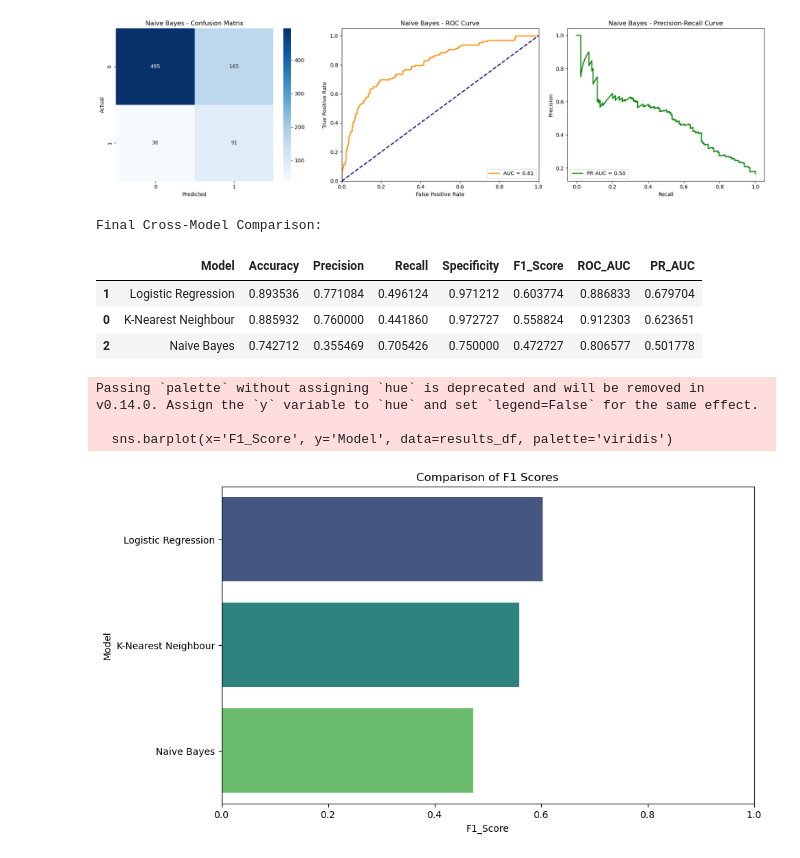
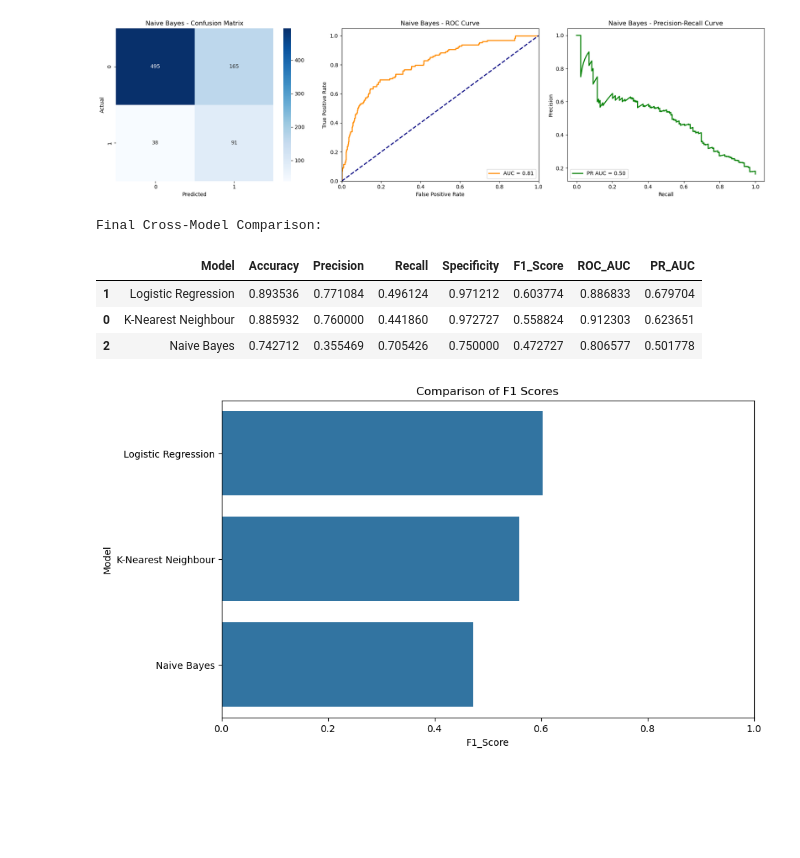
Before and after one commit to akay6483/mmml-ecommerce, a Jupyter notebook: notebook/m2/classification.ipynb, the cells around one changed output. Drawn from its saved outputs; the diff is of its cells as text; code cells hidden in the pictures; blank space fills up the shorter version.

```diff
--- a/notebook/m2/classification.ipynb
+++ b/notebook/m2/classification.ipynb
@@ -209,33 +187,25 @@ Classification Report:
 weighted avg       0.83      0.74      0.77       789
 [figure]
 # %%
-# Create Comparison DataFrame
 results_df = pd.DataFrame(model_comparison)
 
-# Sort by F1 Score (or Accuracy) to see best performers
 results_df = results_df.sort_values(by='F1_Score', ascending=False)
 
-# Display
 print("Final Cross-Model Comparison:")
-# Styling the dataframe for better readability if using Jupyter
 try:
     display(results_df.style.background_gradient(cmap='Greens'))
 except:
     print(results_df)
 
-# Optional: Bar chart for F1 Score Comparison
 plt.figure(figsize=(10, 6))
-sns.barplot(x='F1_Score', y='Model', data=results_df, palette='viridis')
+sns.barplot(x='F1_Score', y='Model', data=results_df)
 plt.title('Comparison of F1 Scores')
 plt.xlim(0, 1)
 plt.show()
 # %% [output]
 Final Cross-Model Comparison:
 |  | Model | Accuracy | Precision | Recall | Specificity | F1_Score | ROC_AUC | PR_AUC |
 | 1 | Logistic Regression | 0.893536 | 0.771084 | 0.496124 | 0.971212 | 0.603774 | 0.886833 | 0.679704 |
 | 0 | K-Nearest Neighbour | 0.885932 | 0.760000 | 0.441860 | 0.972727 | 0.558824 | 0.912303 | 0.623651 |
 | 2 | Naive Bayes | 0.742712 | 0.355469 | 0.705426 | 0.750000 | 0.472727 | 0.806577 | 0.501778 |
-Passing `palette` without assigning `hue` is deprecated and will be removed in v0.14.0. Assign the `y` variable to `hue` and set `legend=False` for the same effect.
-
-  sns.barplot(x='F1_Score', y='Model', data=results_df, palette='viridis')
-[figure, old version]
+[figure, new version]
```
Also changed, not shown: parts of 4 cells of this notebook, 4 other files.
